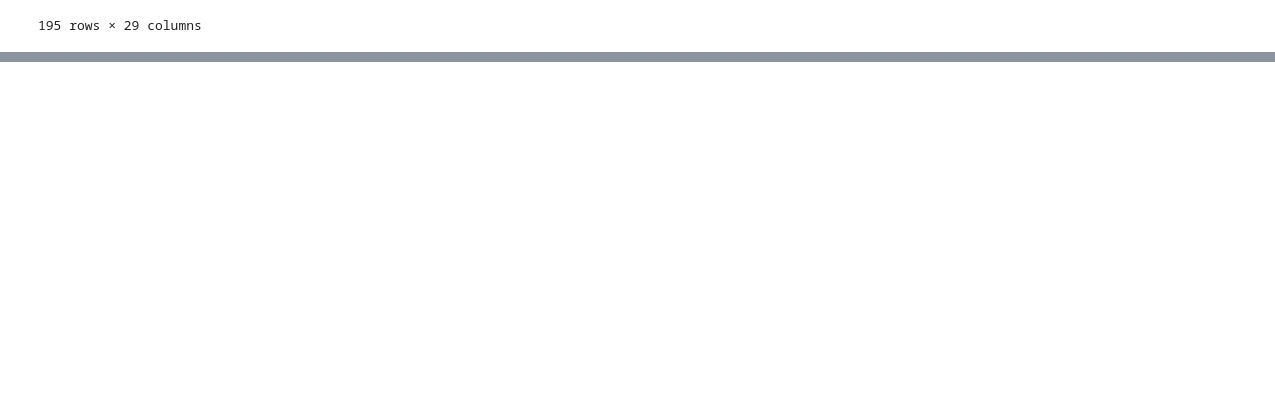
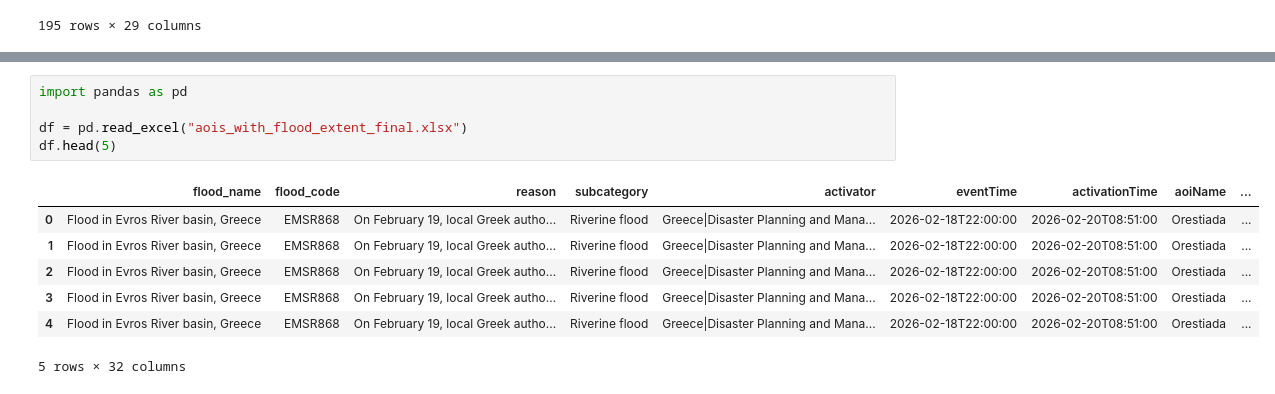
Before and after one commit to konstantinamalt/konstantinamalt.github.io, a Jupyter notebook: MASTERCLASS_DH26_copernicus_api_requests.ipynb, the cells around one changed output, grey strips where cells are left out. Drawn from its saved outputs; the diff is of its cells as text; blank space fills up the shorter version.

```diff
--- a/MASTERCLASS_DH26_copernicus_api_requests.ipynb
+++ b/MASTERCLASS_DH26_copernicus_api_requests.ipynb
@@ -1649,0 +1745,13 @@ If you want check out each flood and decide on your own the next time you use th
+# %%
+import pandas as pd
+
+df = pd.read_excel("aois_with_flood_extent_final.xlsx")
+df.head(5)
+# %% [output]
+|  | flood_name | flood_code | reason | subcategory | activator | eventTime | activationTime | aoiName | ... |
+| 0 | Flood in Evros River basin, Greece | EMSR868 | On February 19, local Greek autho... | Riverine flood | Greece|Disaster Planning and Mana... | 2026-02-18T22:00:00 | 2026-02-20T08:51:00 | Orestiada | ... |
+| 1 | Flood in Evros River basin, Greece | EMSR868 | On February 19, local Greek autho... | Riverine flood | Greece|Disaster Planning and Mana... | 2026-02-18T22:00:00 | 2026-02-20T08:51:00 | Orestiada | ... |
+| 2 | Flood in Evros River basin, Greece | EMSR868 | On February 19, local Greek autho... | Riverine flood | Greece|Disaster Planning and Mana... | 2026-02-18T22:00:00 | 2026-02-20T08:51:00 | Orestiada | ... |
+| 3 | Flood in Evros River basin, Greece | EMSR868 | On February 19, local Greek autho... | Riverine flood | Greece|Disaster Planning and Mana... | 2026-02-18T22:00:00 | 2026-02-20T08:51:00 | Orestiada | ... |
+| 4 | Flood in Evros River basin, Greece | EMSR868 | On February 19, local Greek autho... | Riverine flood | Greece|Disaster Planning and Mana... | 2026-02-18T22:00:00 | 2026-02-20T08:51:00 | Orestiada | ... |
+5 rows × 32 columns
```
Also changed, not shown: parts of 6 cells of this notebook.
